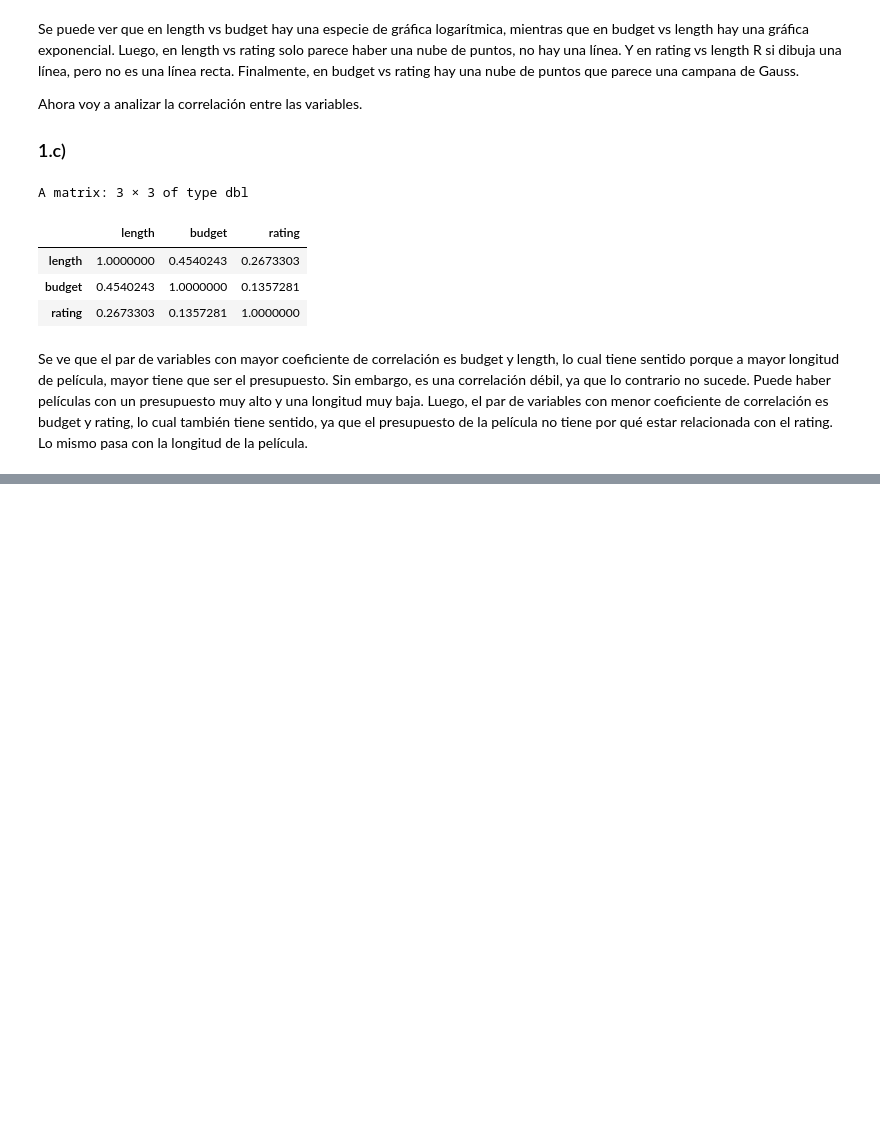
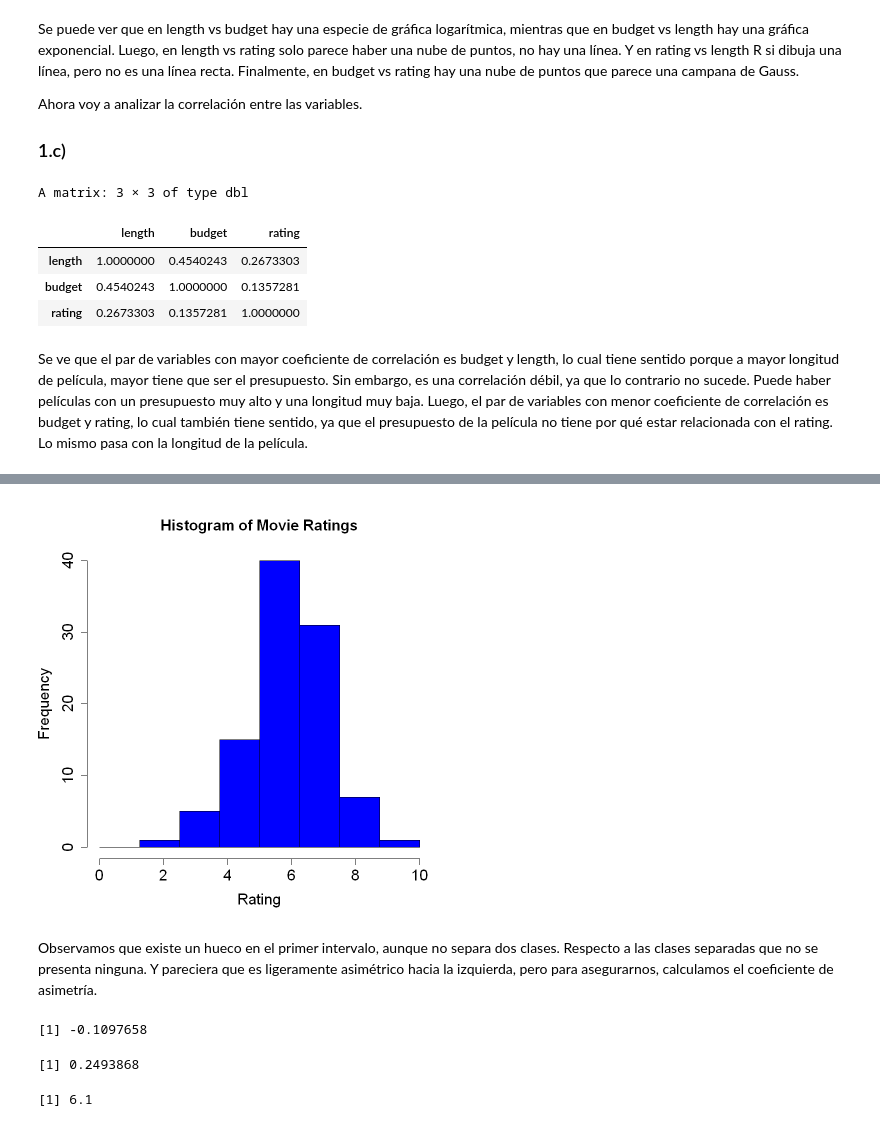
Before and after one commit to jnegrete2005/statistics_prac, a Jupyter notebook: practica.ipynb, the cells around one changed output, grey strips where cells are left out. Drawn from its saved outputs; the diff is of its cells as text; code cells hidden in the pictures; blank space fills up the shorter version.

```diff
--- a/practica.ipynb
+++ b/practica.ipynb
@@ -110,0 +221,29 @@ Luego, el par de variables con menor coeficiente de correlación es budget y rat
+# %%
+# Make rating histogram
+hist(
+  data$rating,
+  breaks = c(0, 1.25, 2.5, 3.75, 5, 6.25, 7.5, 8.75, 10),
+  col = "blue",
+  xlab = "Rating",
+  ylab = "Frequency",
+  main = "Histogram of Movie Ratings",
+  cex.main = 1.5,
+  cex.axis = 1.5,
+  cex.lab = 1.5
+)
+# %% [output]
+[figure, added]
+# %% [markdown]
+Observamos que existe un hueco en el primer intervalo, aunque no separa dos clases. Respecto a las clases separadas que no se presenta ninguna. Y pareciera que es ligeramente asimétrico hacia la izquierda, pero para asegurarnos, calculamos el coeficiente de asimetría.
+# %%
+sk <- skewness(data$rating)
+kur <- kurtosis(data$rating)
+
+# Print the skewness and kurtosis
+sk
+kur
+median(data$rating)
+# %% [output]
+[1] -0.1097658
+[1] 0.2493868
+[1] 6.1
```
Also changed, not shown: parts of 18 cells of this notebook.
